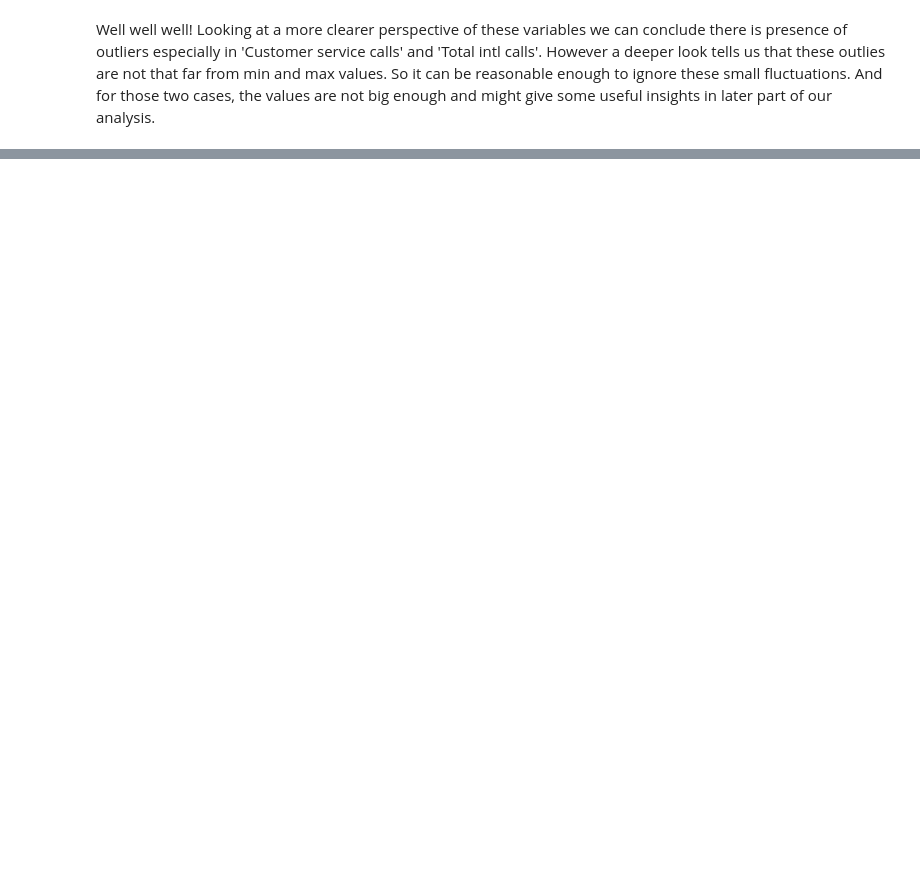
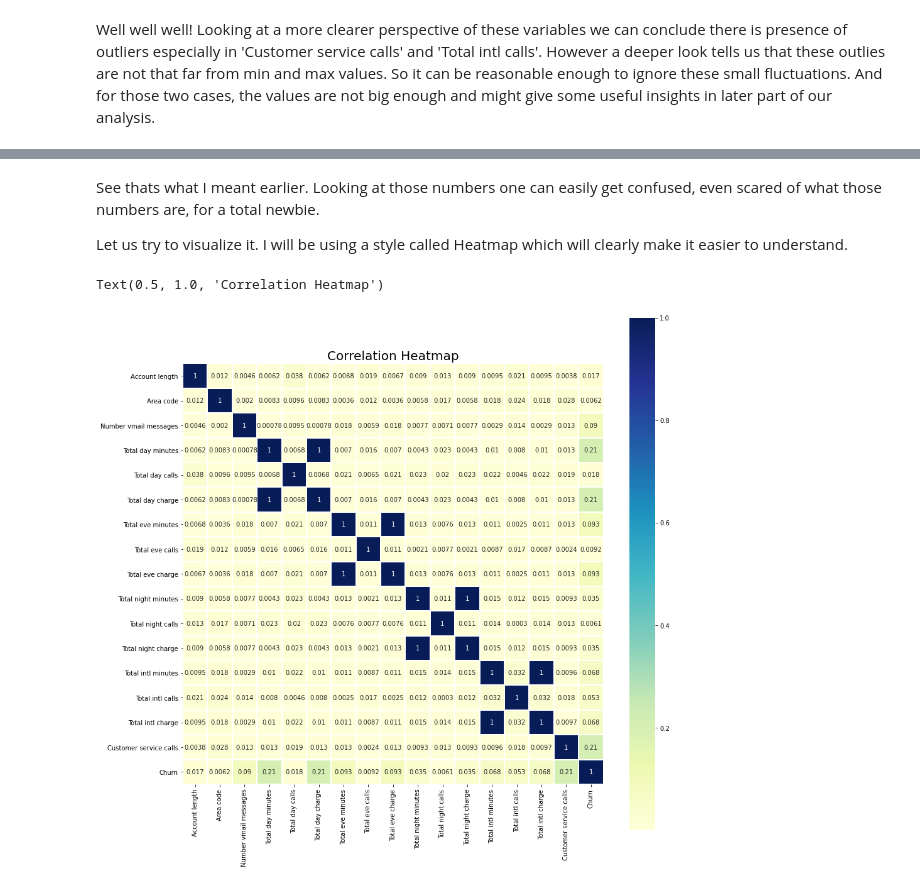
Before and after one commit to avilashsrivastava/Telecom-Churn-Analysis, a Jupyter notebook: Individual_Final_notebook.ipynb, the cells around one changed output, grey strips where cells are left out. Saved outputs shown, nothing was run; the diff lists cells and outputs as text; code cells hidden in the pictures; blank space fills up the shorter version.

```diff
--- a/Individual_Final_notebook.ipynb
+++ b/Individual_Final_notebook.ipynb
@@ -276,0 +311,12 @@ Well well well! Looking at a more clearer perspective of these variables we can
+# %% [markdown]
+See thats what I meant earlier. Looking at those numbers one can easily get confused, even scared of what those numbers are, for a total newbie.
+
+Let us try to visualize it. I will be using a style called Heatmap which will clearly make it easier to understand.
+# %%
+# finding correlation (heatmap style)
+plt.figure(figsize=(15,15))
+sns.heatmap(abs(corr_df),cmap="YlGnBu",annot=True,linewidths=1,square=True)
+plt.title('Correlation Heatmap',fontsize=20)
+# %% [output]
+Text(0.5, 1.0, 'Correlation Heatmap')
+[figure, added]
```
Also changed, not shown: parts of 24 cells of this notebook.
